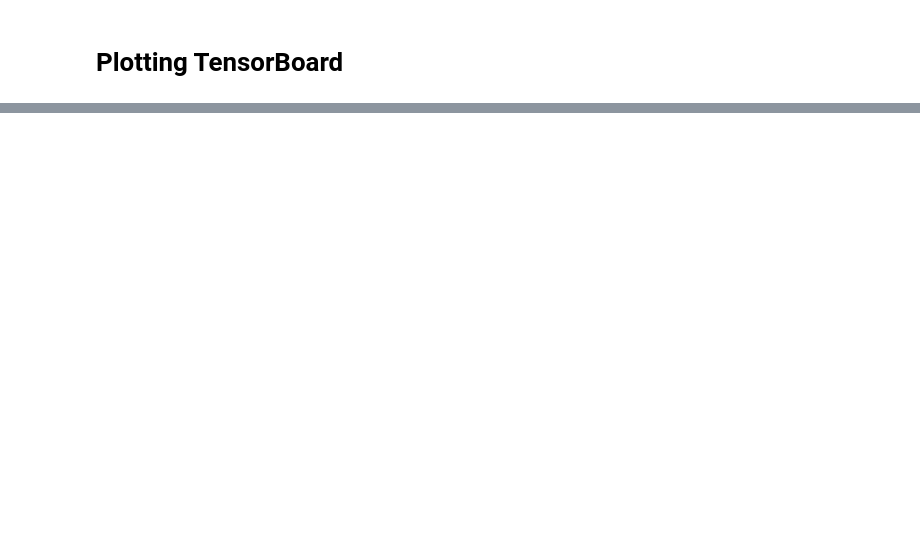
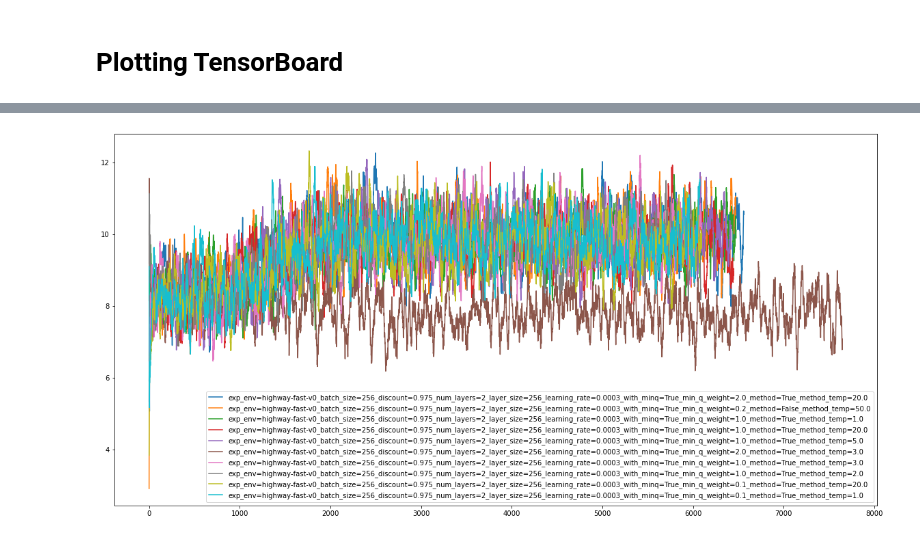
Before and after one commit to Asap7772/highway-env, a Jupyter notebook: scripts/view_tensorboard.ipynb, the cells around one changed output, grey strips where cells are left out. Saved outputs shown, nothing was run; the diff lists cells and outputs as text; code cells hidden in the pictures; blank space fills up the shorter version.

```diff
--- a/scripts/view_tensorboard.ipynb
+++ b/scripts/view_tensorboard.ipynb
@@ -5,7 +23,7 @@
 # %%
 import os
 # %%
-path = '/home/asap7772/highway-env/data'
+path = '/home/asap7772/asap7772/highway-env/data'
 lst = []
 for root, dirs, files in os.walk(path, topdown=False):
     for name in files:
@@ -43,20 +91,24 @@ print(dcts[0].keys())
 # %%
 import heapq
 
 plt.figure(figsize=(20,10))
 
 
 pq = []
 i = 0
 for dct in dcts:
-    heapq.heappush(pq, (-max(dct['rollout/ep_rew_mean']), dct, i))
+    if dct['rollout/ep_rew_mean'] == []:
+        continue
+    heapq.heappush(pq, (-sum(dct['rollout/ep_rew_mean']), dct, i))
     i += 1
 
 for i in range(10):
     val,dct,i = heapq.heappop(pq)
-    plt.plot(dct['rollout/ep_rew_mean'], label=lst[i].split('/')[-2])
+    plt.plot(dct['rollout/ep_rew_mean'], label=lst[i].split('/')[-3])
 plt.legend()
 plt.show()
+# %% [output]
+[figure, added]
 # %%
 from tensorflow.python.summary.summary_iterator import summary_iterator
 from collections import defaultdict
```
Also changed, not shown: parts of 6 cells of this notebook, 3 other files.
